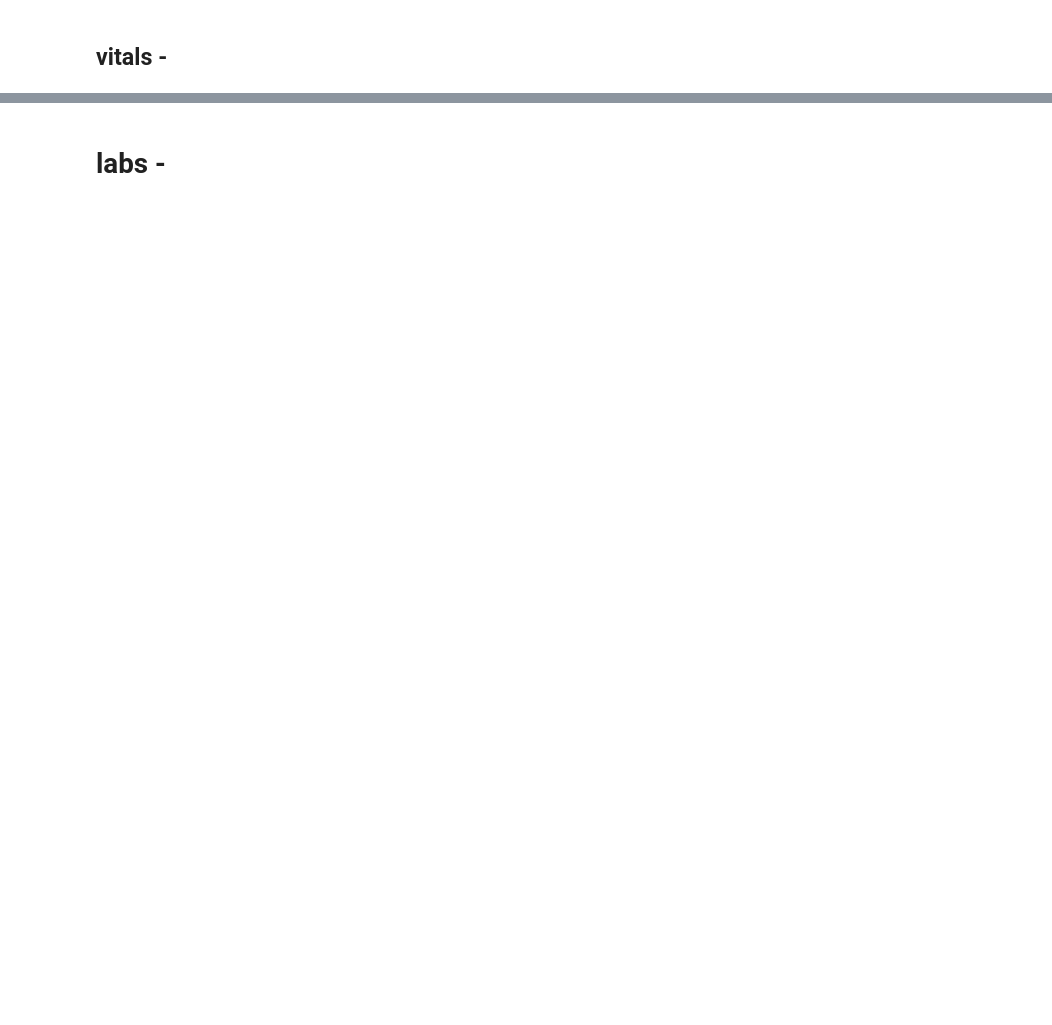
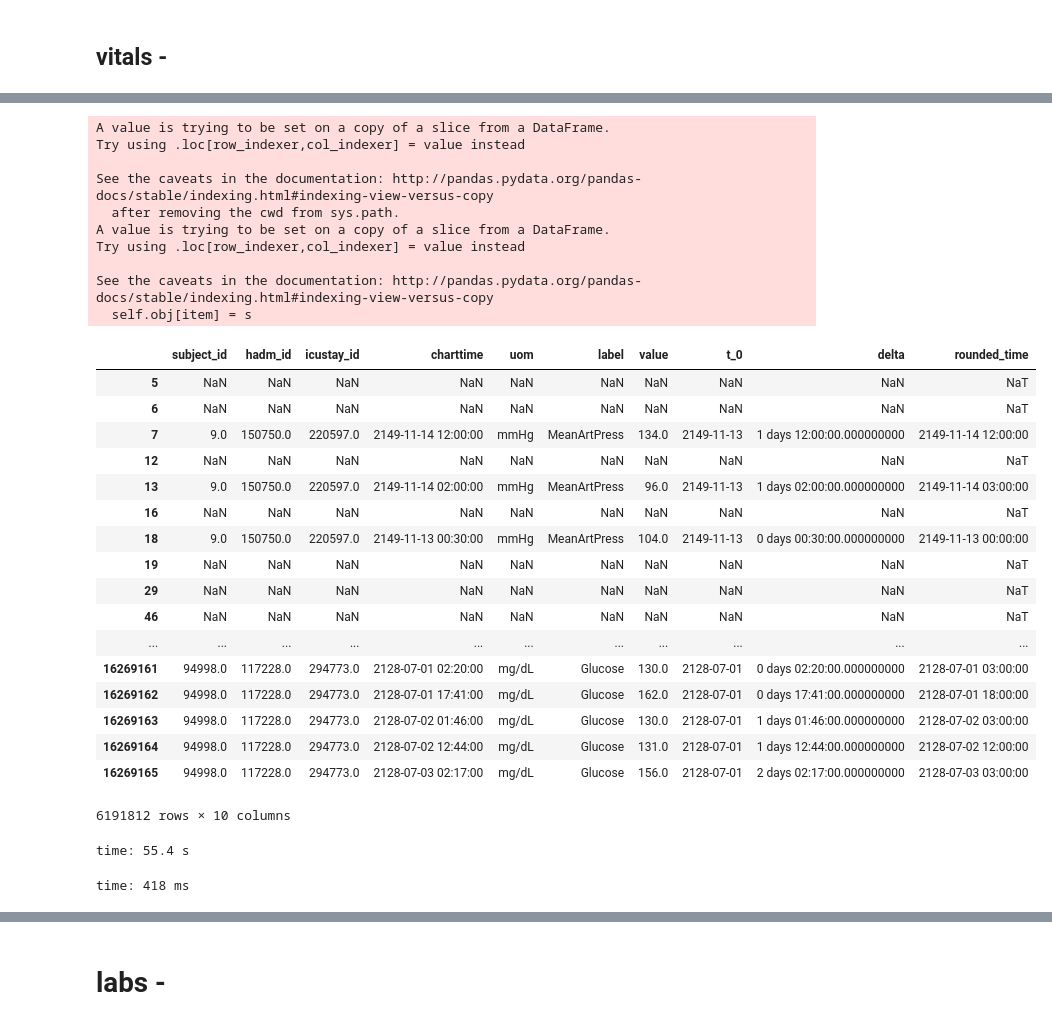
Before and after one commit to kellylinyingxin/mimiciii-antibiotics-modeling, a Jupyter notebook: notebooks/03.1-clinical_variable_prep.ipynb, the cells around one changed output, grey strips where cells are left out. Cells and saved outputs as stored; diff of their text form; code cells hidden in the pictures; blank space fills up the shorter version.

```diff
--- a/notebooks/03.1-clinical_variable_prep.ipynb
+++ b/notebooks/03.1-clinical_variable_prep.ipynb
@@ -216,2 +223,5 @@ time: 652 ms
 # %% [markdown]
 ## vitals -
+# %%
+vitals_all_nosummary_72=pd.read_csv(Path(
+    wd+'/data/raw/csv/72_hr_window/%s_vitals_all_nosummary_72.csv' %(date)), index_col=0)
@@ -218,29 +230,29 @@ time: 652 ms
 # %%
-vitals_all_nosummary_72 = vitals_all_nosummary_72.rename(index=str, columns={"valueuom":"uom"}) #change valueom to uom
-vitals_all_nosummary_nonull = vitals_all_nosummary_72.loc[vitals_all_nosummary_72['vitalid'].notnull(),:]#.count() #6930 NULL values
+vitals_all_nosummary_72 = vitals_all_nosummary_72.rename(index=str, columns={"valueuom":"uom","vitalid":'label', 'valuenum':'value'}) #change valueom to uom
+vitals_all_nosummary_nonull = vitals_all_nosummary_72.loc[vitals_all_nosummary_72['label'].notnull(),:]#.count() #6930 NULL values
 
 vitals_all_nosummary_nonull.loc[vitals_all_nosummary_nonull.loc[:,'uom']=='BPM','uom']='bpm'
 
 #overall the values are extremely similar and are likely the same thing
 #i will combine them.
 vitals_all_nosummary_nonull.loc[
-    (vitals_all_nosummary_nonull['vitalid']=='RespRate') &
+    (vitals_all_nosummary_nonull['label']=='RespRate') &
     (vitals_all_nosummary_nonull['uom']=='bpm'),'uom']='insp/min'
 
 vitals_all_nosummary_nonull.loc[
-    (vitals_all_nosummary_nonull['vitalid']=='TempC') &
+    (vitals_all_nosummary_nonull['label']=='TempC') &
     (vitals_all_nosummary_nonull['uom']=='?C'),'uom']='Deg. C'
 
 vitals_all_nosummary_nonull.loc[
-    (vitals_all_nosummary_nonull['vitalid']=='TempF') &
+    (vitals_all_nosummary_nonull['label']=='TempF') &
     (vitals_all_nosummary_nonull['uom']=='Deg. F'),'uom']='Deg. C'
 
 vitals_all_nosummary_nonull.loc[
-    (vitals_all_nosummary_nonull['vitalid']=='TempF') &
+    (vitals_all_nosummary_nonull['label']=='TempF') &
     (vitals_all_nosummary_nonull['uom']=='?F'),'uom']='Deg. C'
 
 vitals_all_nosummary_nonull.loc[
-    (vitals_all_nosummary_nonull['vitalid']=='TempF'),'vitalid']='TempC'
+    (vitals_all_nosummary_nonull['label']=='TempF'),'label']='TempC'
 # %% [output]
 A value is trying to be set on a copy of a slice from a DataFrame.
 Try using .loc[row_indexer,col_indexer] = value instead
@@ -286,0 +272,12 @@ time: 1.62 s
+# %%
+#writing a function to aggregate for time length
+
+def timewindow_agg(df, label='', roundwindow= '120min', value_col='value', transform_fxn=max):
+    df['rounded_time']=pd.to_datetime(df['charttime']).dt.round(roundwindow)
+    subset_df=(df.loc[df.loc[:,'label']==label, :])
+
+    #test_df4.groupby(['icustay_id','rounded_time'])['value'].apply(lambda x: max(x)).sort_values() #works!test_df4
+    #getting the rows for the max value for each rounded_time.
+    idx= subset_df.groupby(['icustay_id','rounded_time'])['value'].transform(transform_fxn) ==subset_df['value']
+    (df.loc[df.loc[:,'label']==label, :])= subset_df[idx]
+    return(df)
@@ -286,0 +303,49 @@ time: 1.62 s
+# %%
+#aggregating vital readings to max value over 3 hours.
+timewindow_agg(vitals_all_nosummary_nonull, label='Glucose', roundwindow= '180min', value_col='value', transform_fxn=max)
+
+timewindow_agg(vitals_all_nosummary_nonull, label='DiasBP', roundwindow= '180min', value_col='value', transform_fxn=max)
+
+timewindow_agg(vitals_all_nosummary_nonull, label='HeartRate', roundwindow= '180min', value_col='value', transform_fxn=max)
+
+timewindow_agg(vitals_all_nosummary_nonull, label='MeanArtPress', roundwindow= '180min', value_col='value', transform_fxn=max)
+
+timewindow_agg(vitals_all_nosummary_nonull, label='RespRate', roundwindow= '180min', value_col='value', transform_fxn=max)
+
+timewindow_agg(vitals_all_nosummary_nonull, label='SysBP', roundwindow= '180min', value_col='value', transform_fxn=max)
+
+timewindow_agg(vitals_all_nosummary_nonull, label='TempC', roundwindow= '180min', value_col='value', transform_fxn=max)
+# %% [output]
+A value is trying to be set on a copy of a slice from a DataFrame.
+Try using .loc[row_indexer,col_indexer] = value instead
+
+See the caveats in the documentation: http://pandas.pydata.org/pandas-docs/stable/indexing.html#indexing-view-versus-copy
+  after removing the cwd from sys.path.
+A value is trying to be set on a copy of a slice from a DataFrame.
+Try using .loc[row_indexer,col_indexer] = value instead
+
+See the caveats in the documentation: http://pandas.pydata.org/pandas-docs/stable/indexing.html#indexing-view-versus-copy
+  self.obj[item] = s
+|  | subject_id | hadm_id | icustay_id | charttime | uom | label | value | t_0 | delta | rounded_time |
+| 5 | NaN | NaN | NaN | NaN | NaN | NaN | NaN | NaN | NaN | NaT |
+| 6 | NaN | NaN | NaN | NaN | NaN | NaN | NaN | NaN | NaN | NaT |
+| 7 | 9.0 | 150750.0 | 220597.0 | 2149-11-14 12:00:00 | mmHg | MeanArtPress | 134.0 | 2149-11-13 | 1 days 12:00:00.000000000 | 2149-11-14 12:00:00 |
+| 12 | NaN | NaN | NaN | NaN | NaN | NaN | NaN | NaN | NaN | NaT |
+| 13 | 9.0 | 150750.0 | 220597.0 | 2149-11-14 02:00:00 | mmHg | MeanArtPress | 96.0 | 2149-11-13 | 1 days 02:00:00.000000000 | 2149-11-14 03:00:00 |
+| 16 | NaN | NaN | NaN | NaN | NaN | NaN | NaN | NaN | NaN | NaT |
+| 18 | 9.0 | 150750.0 | 220597.0 | 2149-11-13 00:30:00 | mmHg | MeanArtPress | 104.0 | 2149-11-13 | 0 days 00:30:00.000000000 | 2149-11-13 00:00:00 |
+| 19 | NaN | NaN | NaN | NaN | NaN | NaN | NaN | NaN | NaN | NaT |
+| 29 | NaN | NaN | NaN | NaN | NaN | NaN | NaN | NaN | NaN | NaT |
+| 46 | NaN | NaN | NaN | NaN | NaN | NaN | NaN | NaN | NaN | NaT |
+| ... | ... | ... | ... | ... | ... | ... | ... | ... | ... | ... |
+| 16269161 | 94998.0 | 117228.0 | 294773.0 | 2128-07-01 02:20:00 | mg/dL | Glucose | 130.0 | 2128-07-01 | 0 days 02:20:00.000000000 | 2128-07-01 03:00:00 |
+| 16269162 | 94998.0 | 117228.0 | 294773.0 | 2128-07-01 17:41:00 | mg/dL | Glucose | 162.0 | 2128-07-01 | 0 days 17:41:00.000000000 | 2128-07-01 18:00:00 |
+| 16269163 | 94998.0 | 117228.0 | 294773.0 | 2128-07-02 01:46:00 | mg/dL | Glucose | 130.0 | 2128-07-01 | 1 days 01:46:00.000000000 | 2128-07-02 03:00:00 |
+| 16269164 | 94998.0 | 117228.0 | 294773.0 | 2128-07-02 12:44:00 | mg/dL | Glucose | 131.0 | 2128-07-01 | 1 days 12:44:00.000000000 | 2128-07-02 12:00:00 |
+| 16269165 | 94998.0 | 117228.0 | 294773.0 | 2128-07-03 02:17:00 | mg/dL | Glucose | 156.0 | 2128-07-01 | 2 days 02:17:00.000000000 | 2128-07-03 03:00:00 |
+6191812 rows × 10 columns
+time: 55.4 s
+# %%
+vitals_all_nosummary_nonull = vitals_all_nosummary_nonull.loc[vitals_all_nosummary_nonull['value'].notnull(),:]#.count() #6930 NULL values
+# %% [output]
+time: 418 ms
```
Also changed, not shown: parts of 93 cells of this notebook.
